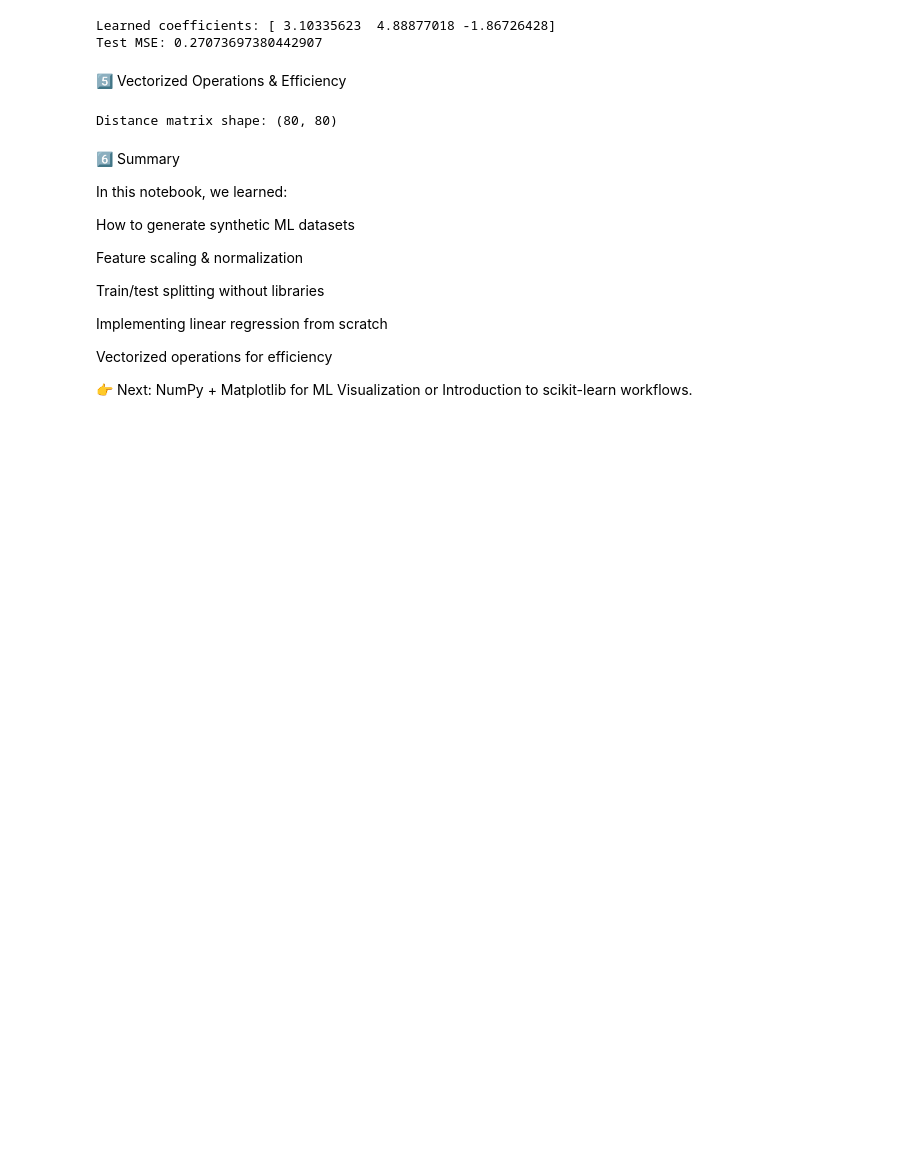
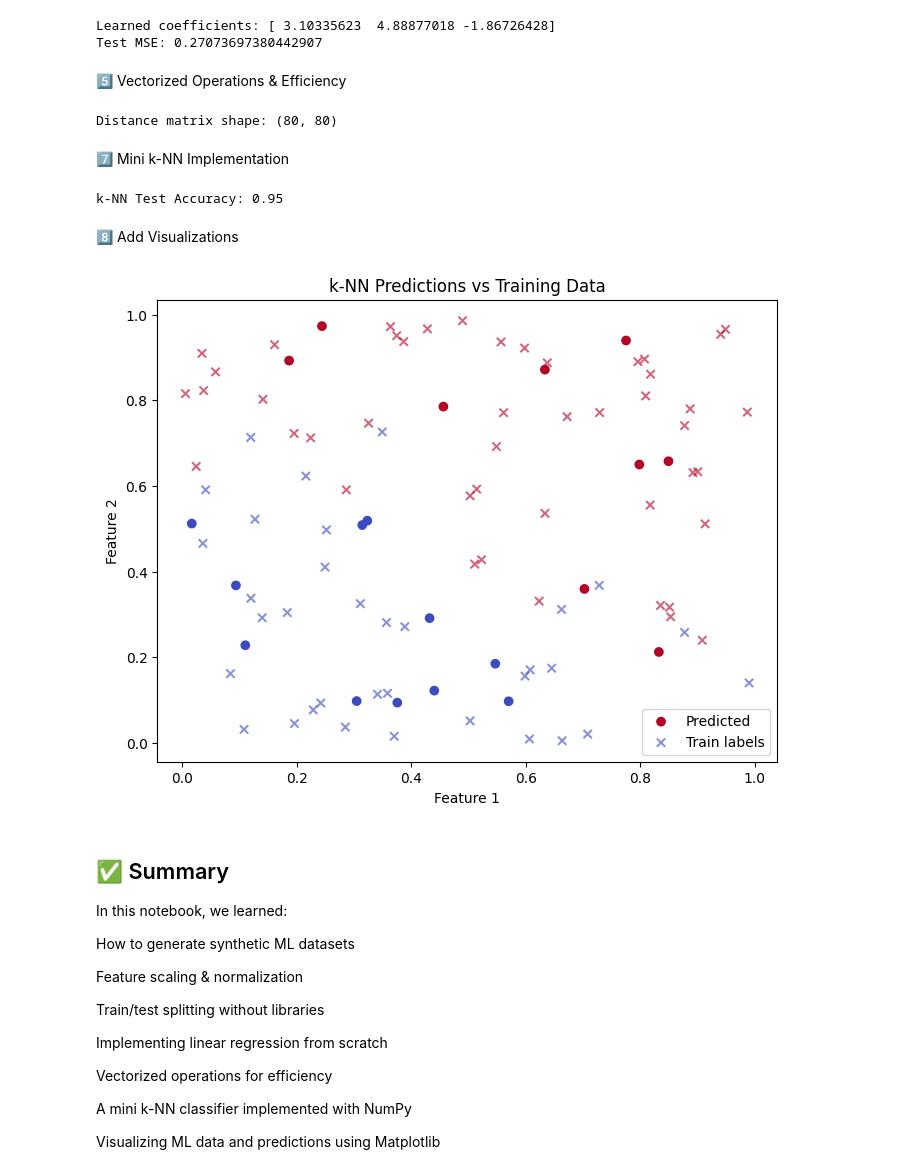
Before and after one commit to coder-jayp/numpy-for-ml, a Jupyter notebook: notebooks/04_numpy_ml_workflows.ipynb, the cells around one changed output. Saved outputs shown, nothing was run; the diff lists cells and outputs as text; code cells hidden in the pictures; blank space fills up the shorter version.

Commit message:
Update 04_numpy_ml_workflows: add k-NN example, visualizations, and update summary

```diff
--- a/notebooks/04_numpy_ml_workflows.ipynb
+++ b/notebooks/04_numpy_ml_workflows.ipynb
@@ -84,8 +84,57 @@ dists = np.sqrt(np.sum((X_train[:, np.newaxis, :] - X_train[np.newaxis, :, :])**
 print("Distance matrix shape:", dists.shape)
 # %% [output]
 Distance matrix shape: (80, 80)
+# %% [markdown]
+7️⃣ Mini k-NN Implementation
+# %%
+import numpy as np
+
+# Euclidean distance function
+def euclidean_distance(a, b):
+    return np.sqrt(np.sum((a - b)**2, axis=1))
+
+# k-NN classifier
+def knn_predict(X_train, y_train, X_test, k=3):
+    y_pred = []
+    for x in X_test:
+        distances = euclidean_distance(X_train, x)
+        nearest_idx = np.argsort(distances)[:k]
+        nearest_labels = y_train[nearest_idx]
+        # Majority vote
+        counts = np.bincount(nearest_labels.astype(int))
+        y_pred.append(np.argmax(counts))
+    return np.array(y_pred)
+
+# For demonstration, create simple labels (0 or 1)
+y_train_labels = (y_train > y_train.mean()).astype(int)
+y_test_labels = (y_test > y_train.mean()).astype(int)
+
+# Predict
+y_test_pred = knn_predict(X_train, y_train_labels, X_test, k=5)
+
+# Accuracy
+accuracy = np.mean(y_test_pred == y_test_labels)
+print("k-NN Test Accuracy:", accuracy)
+# %% [output]
+k-NN Test Accuracy: 0.95
+# %% [markdown]
+8️⃣ Add Visualizations
+# %%
+import matplotlib.pyplot as plt
+
+# Visualize the first two features
+plt.figure(figsize=(8,6))
+plt.scatter(X_test[:,0], X_test[:,1], c=y_test_pred, cmap='coolwarm', label='Predicted')
+plt.scatter(X_train[:,0], X_train[:,1], c=y_train_labels, cmap='coolwarm', marker='x', alpha=0.6, label='Train labels')
+plt.xlabel("Feature 1")
+plt.ylabel("Feature 2")
+plt.title("k-NN Predictions vs Training Data")
+plt.legend()
+plt.show()
+# %% [output]
+[figure, added]
 # %% [markdown]
-6️⃣ Summary
+## ✅ Summary
 
 In this notebook, we learned:
 
@@ -99,4 +148,6 @@ Implementing linear regression from scratch
 
 Vectorized operations for efficiency
 
-👉 Next: NumPy + Matplotlib for ML Visualization or Introduction to scikit-learn workflows.
+A mini k-NN classifier implemented with NumPy
+
+Visualizing ML data and predictions using Matplotlib
```
